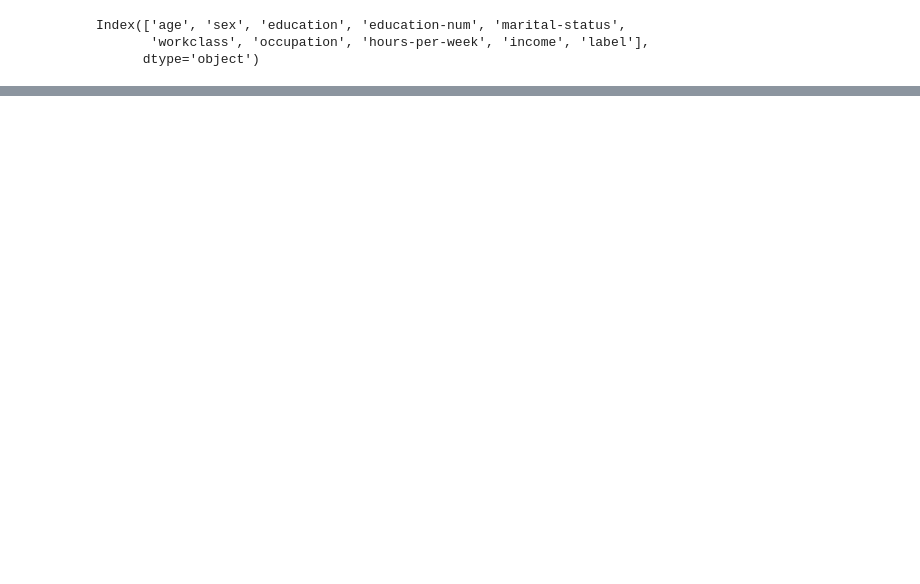
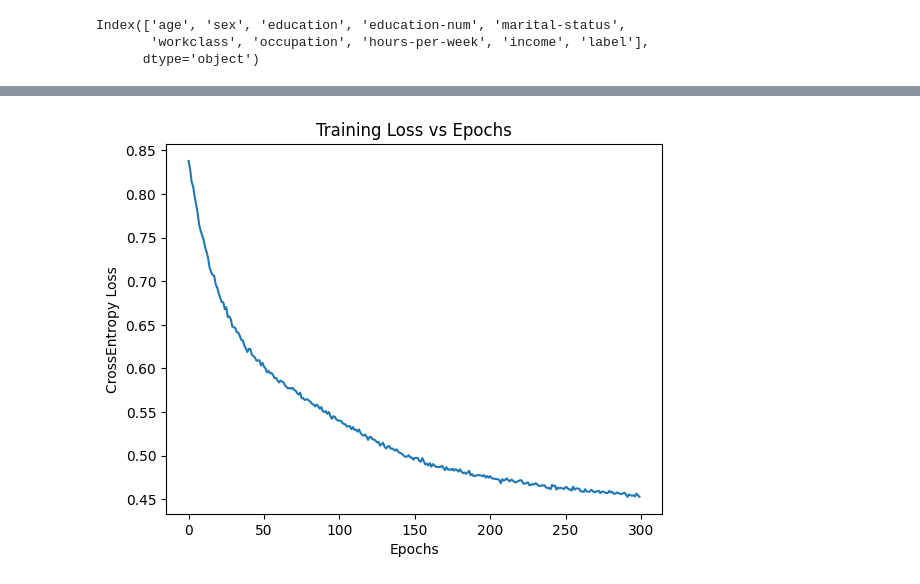
Before and after one commit to pirateharishs/census-income-prediction, a Jupyter notebook: workshop1.ipynb, the cells around one changed output, grey strips where cells are left out. Drawn from its saved outputs; the diff is of its cells as text; code cells hidden in the pictures; blank space fills up the shorter version.

```diff
--- a/workshop1.ipynb
+++ b/workshop1.ipynb
@@ -60,0 +129,9 @@ emb_szs: [(2, 1), (14, 7), (7, 3), (5, 2), (12, 6)]
+# %%
+b = 30000
+t = 5000
+cat_train = cats[:b-t]
+cat_test  = cats[b-t:b]
+con_train = conts[:b-t]
+con_test  = conts[b-t:b]
+y_train = y[:b-t]
+y_test  = y[b-t:b]
@@ -60,0 +174,21 @@ emb_szs: [(2, 1), (14, 7), (7, 3), (5, 2), (12, 6)]
+# %%
+model = TabularModel(emb_szs, n_cont=len(cont_cols), out_sz=2, layers=[50], p=0.4)
+# %%
+criterion = nn.CrossEntropyLoss()
+optimizer = torch.optim.Adam(model.parameters(), lr=0.001)
+# %%
+epochs = 300
+losses = []
+
+for i in range(epochs):
+    i+=1
+    y_pred = model(cat_train, con_train)
+    loss = criterion(y_pred, y_train)
+    losses.append(loss)
+
+    if i % 25 == 1:
+        print(f'epoch: {i:3}  loss: {loss.item():10.8f}')
+
+    optimizer.zero_grad()
+    loss.backward()
+    optimizer.step()
@@ -60,0 +208,8 @@ emb_szs: [(2, 1), (14, 7), (7, 3), (5, 2), (12, 6)]
+# %%
+plt.plot(range(epochs), [l.item() for l in losses])
+plt.xlabel("Epochs")
+plt.ylabel("CrossEntropy Loss")
+plt.title("Training Loss vs Epochs")
+plt.show()
+# %% [output]
+[figure, added]
```
Also changed, not shown: parts of 18 cells of this notebook.
